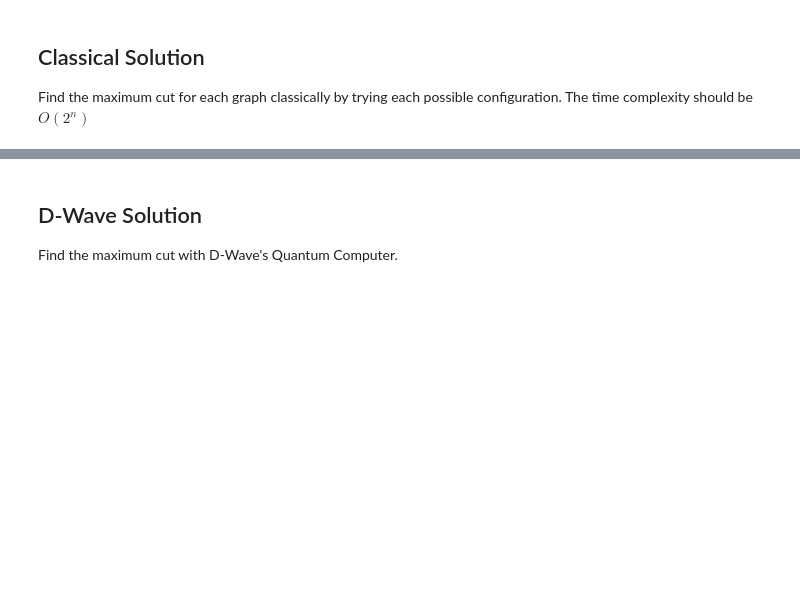
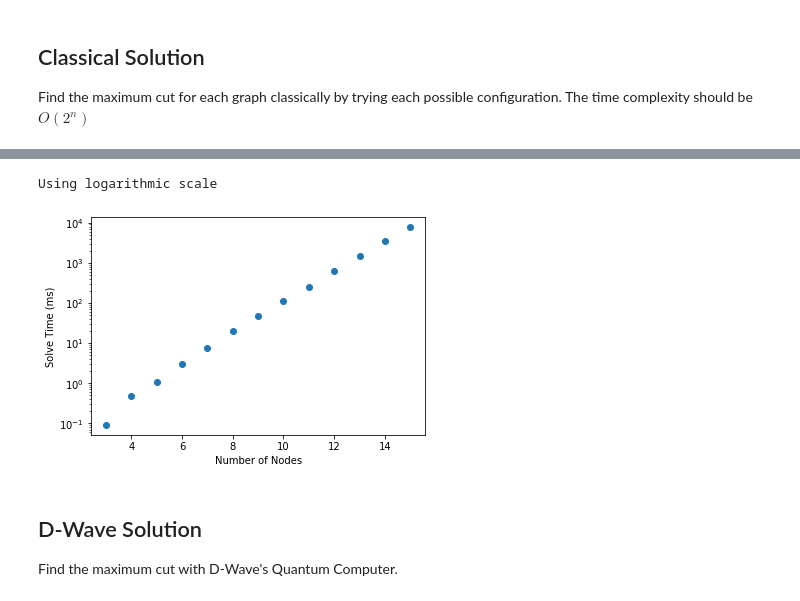
Before and after one commit to VectorBolt/Maxcut, a Jupyter notebook: DWaveVsClassical.ipynb, the cells around one changed output, grey strips where cells are left out. Cells and saved outputs as stored; diff of their text form; code cells hidden in the pictures; blank space fills up the shorter version.

```diff
--- a/DWaveVsClassical.ipynb
+++ b/DWaveVsClassical.ipynb
@@ -133,3 +149,9 @@ plot_time_growth(NODE_RANGE, [t.average * 1000 for t in classical_times], "ms")
+# %%
+# Plot the same data using a logarithmic scale
+plot_time_growth(NODE_RANGE, [t.average * 1000 for t in classical_times], "ms", log_scale=True)
+# %% [output]
+Using logarithmic scale
+[figure, added]
 # %% [markdown]
 ## D-Wave Solution
 Find the maximum cut with D-Wave's Quantum Computer.
```
Also changed, not shown: parts of 17 cells of this notebook.
